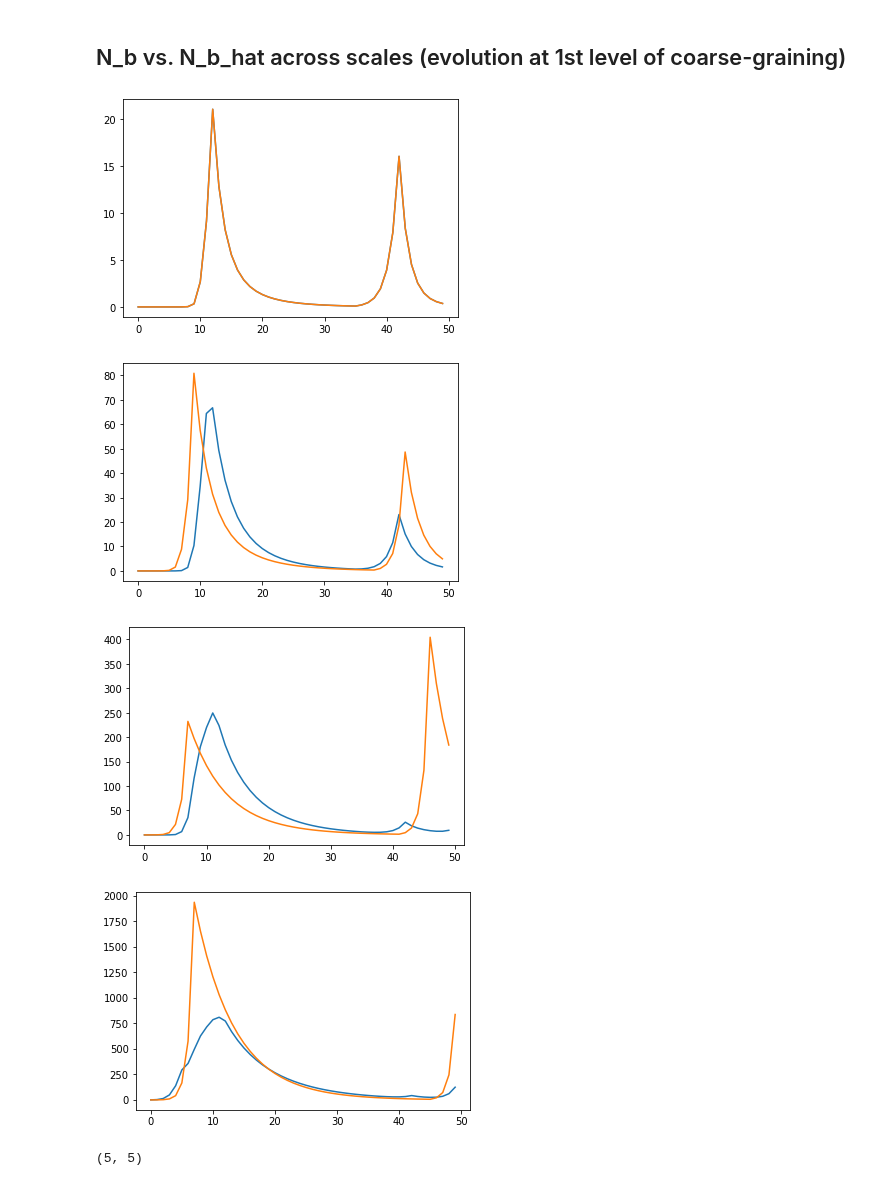
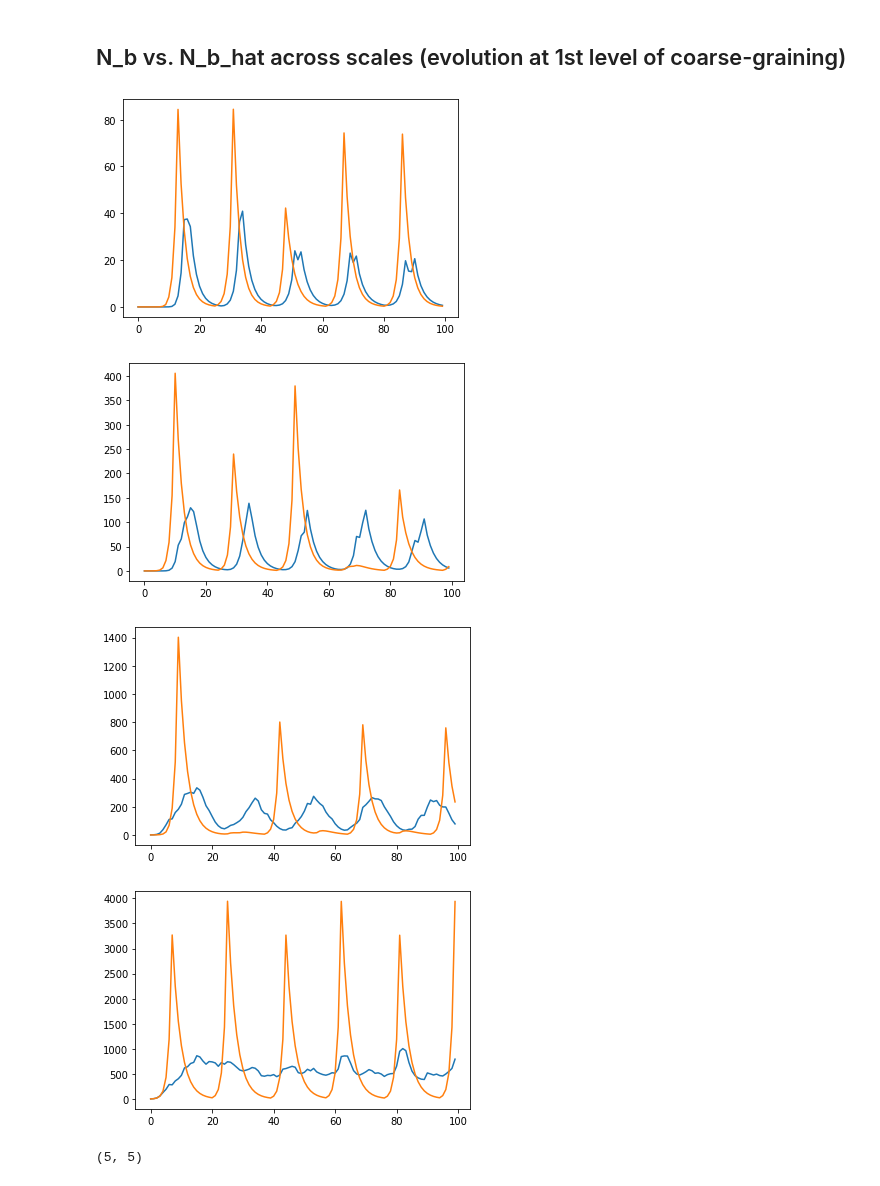
Before and after one commit to blakeelias/multi_scale_pandemic, a Jupyter notebook: viz_lock_down_10_0.1.ipynb, the cells around one changed output. Drawn from its saved outputs; the diff is of its cells as text; code cells hidden in the pictures.

```diff
--- a/viz_lock_down_10_0.1.ipynb
+++ b/viz_lock_down_10_0.1.ipynb
@@ -32,7 +32,7 @@ results = evaluation.evaluate(
     projection_method=projections.Projections().sub_matrix_eigenvector,
     g_bas=g_bas,
     N_a_0=N_a,
-    num_steps=50,
+    num_steps=100,
     lock_down_threshold=10,
     re_open_threshold=0.1,
     intervention_strategy=True)
@@ -44,5 +44,5 @@ anim = visualize.animate_results(results)
 ## N_a vs. N_b across scales
 # %%
 for i in range(len(g_bas)):
-    visualize.plot_case_counts_two_scales(results['N_bs'][i], results['N_bs'][i+1], 32, g_bas[i])
+    visualize.plot_case_counts_two_scales(results['N_bs'][i], results['N_bs'][i+1], 0, g_bas[i])
 # %% [output]
@@ -52,12 +54,12 @@ IndexError: index 32 is out of bounds for axis 0 with size 16
 ## N_b vs. N_b_hat across scales (evolution at 1st level of coarse-graining)
 # %%
 for i in range(len(g_bas)):
-    visualize.plot_case_counts_one_scale(results['N_bs'][i], results['N_b_hats'][i], 0)
+    visualize.plot_case_counts_one_scale(results['N_bs'][i+1], results['N_b_hats'][i+1], 0)
 # %% [output]
-[figure, old version]
+[figure, new version]
-[figure, old version]
+[figure, new version]
-[figure, old version]
+[figure, new version]
-[figure, old version]
+[figure, new version]
 # %%
 len(results['N_bs']), len(results['N_b_hats'])
 # %% [output]
```
Also changed, not shown: parts of 1 cell of this notebook, 6 other files.
